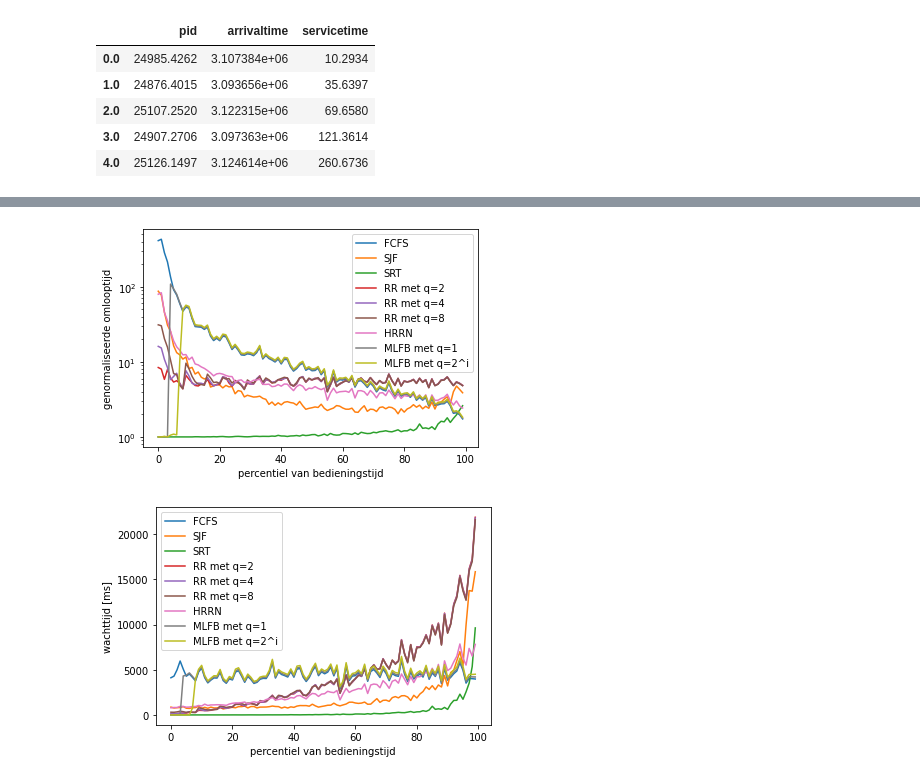
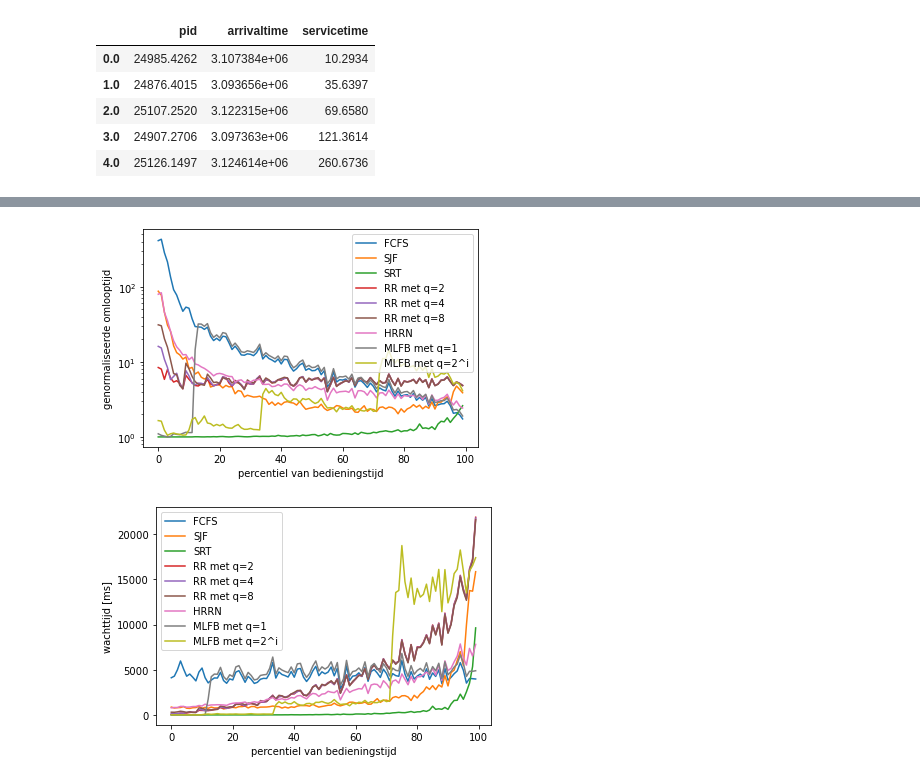
Before and after one commit to GPeeters/Besturingssystemen-2, a Jupyter notebook: process_scheduler.ipynb, the cells around one changed output, grey strips where cells are left out. Cells and saved outputs as stored; diff of their text form; code cells hidden in the pictures.

```diff
--- a/process_scheduler.ipynb
+++ b/process_scheduler.ipynb
@@ -1042,8 +1042,8 @@ def totaal(df):
     rr4 = df_to_perc(RR(df, 4))
     rr8 = df_to_perc(RR(df, 8))
     hrrn = df_to_perc(HRRN(df))
-    mlfb1 = df_to_perc(MLFB1(df, 1))
-    mlfb2 = df_to_perc(MLFB2(df, 1, 2, 4, 8, 16))
+    mlfb1 = df_to_perc(MLFB1(df, 4))
+    mlfb2 = df_to_perc(MLFB2(df, 10, 30, 90, 270, 710))
 
     plt.plot(range(0,100), fcfs['normTAT'])
     plt.plot(range(0,100), sjf['normTAT'])
@@ -1052,35 +1052,35 @@ def totaal(df):
     plt.plot(range(0,100), rr4['normTAT'])
     plt.plot(range(0,100), rr8['normTAT'])
     plt.plot(range(0,100), hrrn['normTAT'])
     plt.plot(range(0,100), mlfb1['normTAT'])
     plt.plot(range(0,100), mlfb2['normTAT'])
     plt.xlabel('percentiel van bedieningstijd')
     plt.ylabel('genormaliseerde omlooptijd')
     #plt.ylim(0,100)
     plt.yscale('log')
     plt.legend(["FCFS", "SJF", "SRT", "RR met q=2", "RR met q=4", "RR met q=8", "HRRN", "MLFB met q=1", "MLFB met q=2^i"])
     plt.show()
 
     plt.plot(range(0,100), fcfs['waittime']*10)
     plt.plot(range(0,100), sjf['waittime']*10)
     plt.plot(range(0,100), srt['waittime']*10)
     plt.plot(range(0,100), rr2['waittime']*10)
     plt.plot(range(0,100), rr4['waittime']*10)
     plt.plot(range(0,100), rr8['waittime']*10)
     plt.plot(range(0,100), hrrn['waittime']*10)
     plt.plot(range(0,100), mlfb1['waittime']*10)
     plt.plot(range(0,100), mlfb2['waittime']*10)
     plt.xlabel('percentiel van bedieningstijd')
     plt.ylabel('wachttijd [ms]')
     plt.legend(["FCFS", "SJF", "SRT", "RR met q=2", "RR met q=4", "RR met q=8", "HRRN", "MLFB met q=1", "MLFB met q=2^i"])
     plt.show()
 
     return
 
 totaal(df_10000)
 # %% [output]
-[figure, old version]
+[figure, new version]
-[figure, old version]
+[figure, new version]
 # %%
 totaal(df_20000)
 # %% [output]
```
Also changed, not shown: parts of 9 cells of this notebook.
